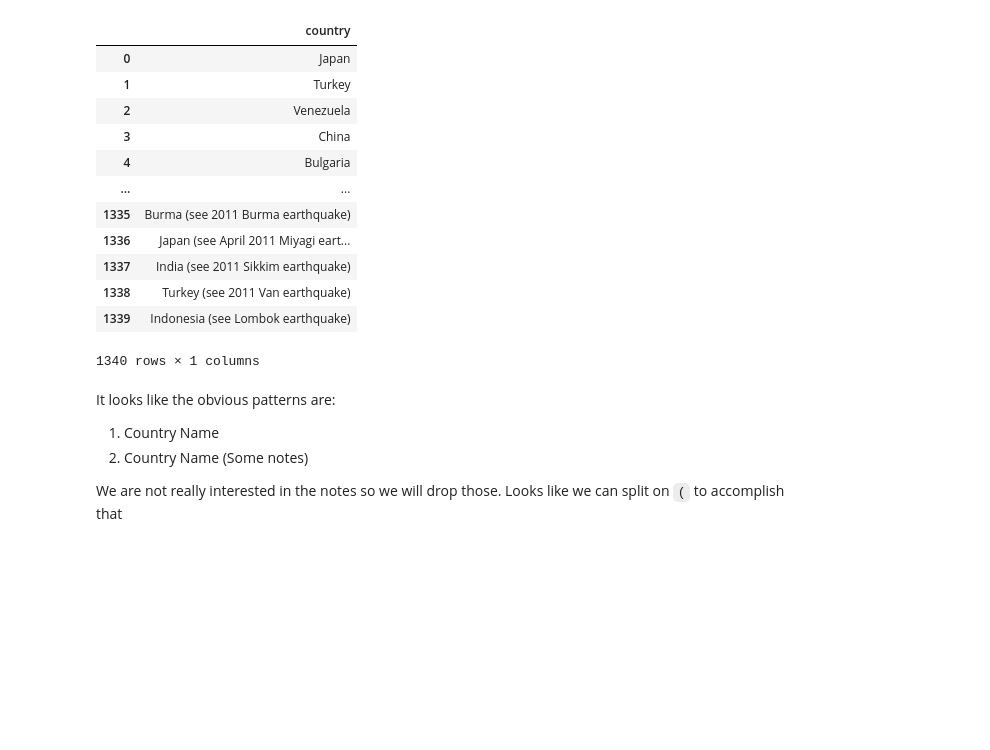
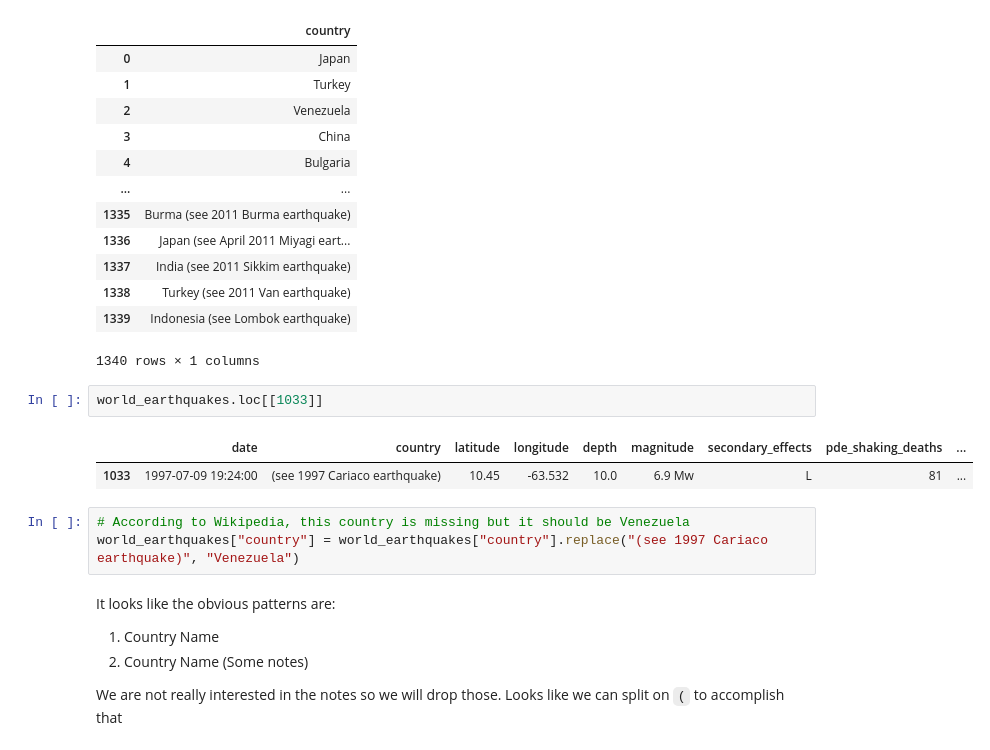
Before and after one commit to nss-data-science-cohort-4/dq3-earthquakes-amdquake, a Jupyter notebook: notebook/cleanup-the-date-and-country-column.ipynb, the cells around one changed output. Cells and saved outputs as stored; diff of their text form; blank space fills up the shorter version.

Commit message:
Add fix for country

```diff
--- a/notebook/cleanup-the-date-and-country-column.ipynb
+++ b/notebook/cleanup-the-date-and-country-column.ipynb
@@ -78,6 +78,14 @@ world_earthquakes[["country"]]
 | 1338 | Turkey (see 2011 Van earthquake) |
 | 1339 | Indonesia (see Lombok earthquake) |
 1340 rows × 1 columns
+# %%
+world_earthquakes.loc[[1033]]
+# %% [output]
+|  | date | country | latitude | longitude | depth | magnitude | secondary_effects | pde_shaking_deaths | ... |
+| 1033 | 1997-07-09 19:24:00 | (see 1997 Cariaco earthquake) | 10.45 | -63.532 | 10.0 | 6.9 Mw | L | 81 | ... |
+# %%
+# According to Wikipedia, this country is missing but it should be Venezuela
+world_earthquakes["country"] = world_earthquakes["country"].replace("(see 1997 Cariaco earthquake)", "Venezuela")
 # %% [markdown]
 It looks like the obvious patterns are:
 
```
Also changed, not shown: parts of 4 cells of this notebook.
